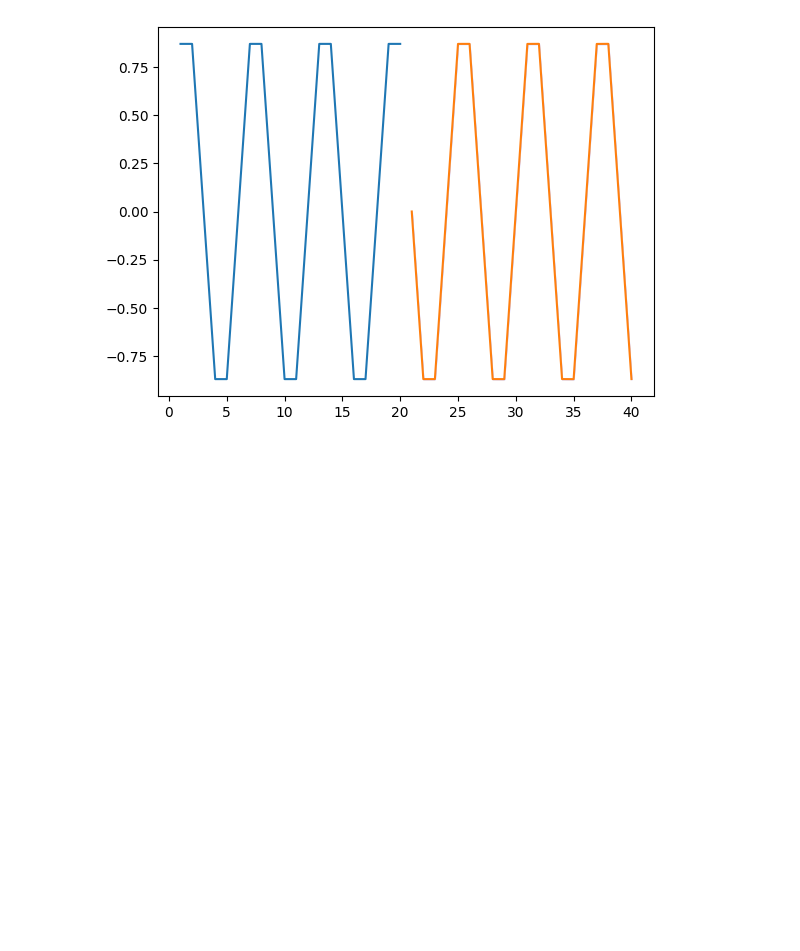
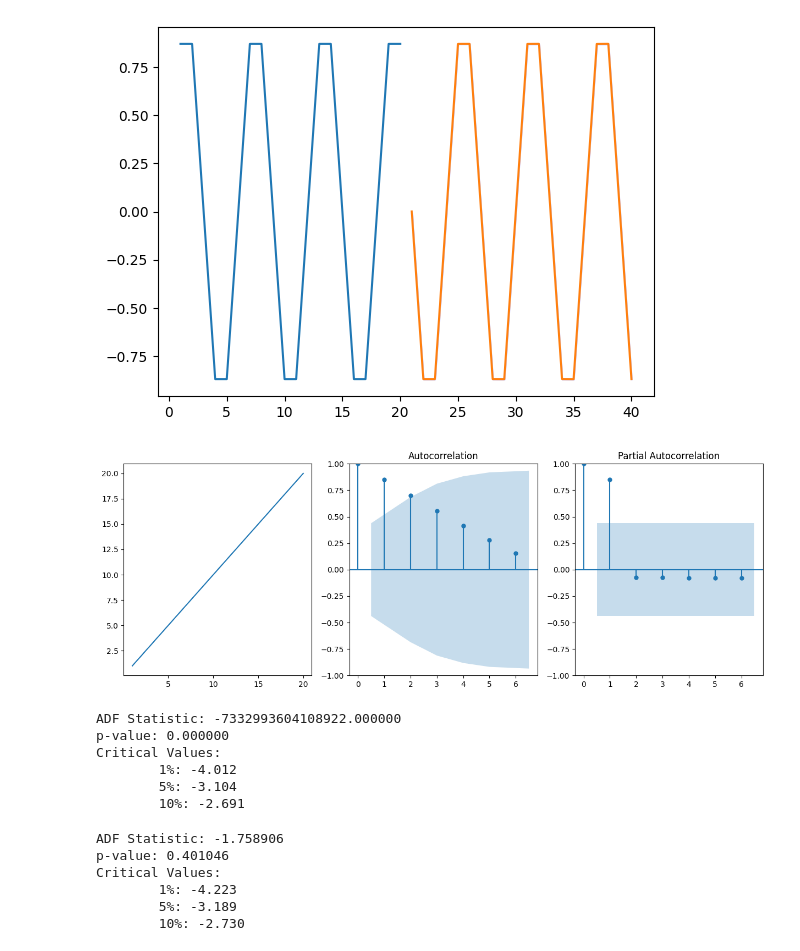
Before and after one commit to pabloschwarzenberg/AICC107_material, a Jupyter notebook: sesion4/clase3107/seriesdetiempo.ipynb, the cells around one changed output. Drawn from its saved outputs; the diff is of its cells as text; code cells hidden in the pictures; blank space fills up the shorter version.

```diff
--- a/sesion4/clase3107/seriesdetiempo.ipynb
+++ b/sesion4/clase3107/seriesdetiempo.ipynb
@@ -155,3 +155,42 @@ plt.fill_between(x_p,modelo_ci[:,0],modelo_ci[:,1],color="b",alpha=.15)
 # %% [output]
 <matplotlib.collections.PolyCollection at 0x...>
 [figure]
+# %%
+y2=x
+fig, axes = plt.subplots(1,3)
+fig.set_size_inches(15,5)
+axes[0].plot(x,y2);
+plot_acf(y2,lags=6,ax=axes[1]);
+plot_pacf(y2,lags=6,method="ywm",ax=axes[2]);
+# %% [output]
+[figure, added]
+# %%
+from statsmodels.tsa.stattools import adfuller
+result = adfuller(y)
+print('ADF Statistic: %f' % result[0])
+print('p-value: %f' % result[1])
+print('Critical Values:')
+for key, value in result[4].items():
+    print('\t%s: %.3f' % (key, value))
+# %% [output]
+ADF Statistic: -7332993604108922.000000
+p-value: 0.000000
+Critical Values:
+        1%: -4.012
+        5%: -3.104
+        10%: -2.691
+# %%
+from statsmodels.tsa.stattools import adfuller
+result = adfuller(y2)
+print('ADF Statistic: %f' % result[0])
+print('p-value: %f' % result[1])
+print('Critical Values:')
+for key, value in result[4].items():
+    print('\t%s: %.3f' % (key, value))
+# %% [output]
+ADF Statistic: -1.758906
+p-value: 0.401046
+Critical Values:
+        1%: -4.223
+        5%: -3.189
+        10%: -2.730
```
Also changed, not shown: parts of 10 cells of this notebook, 11 other files.
